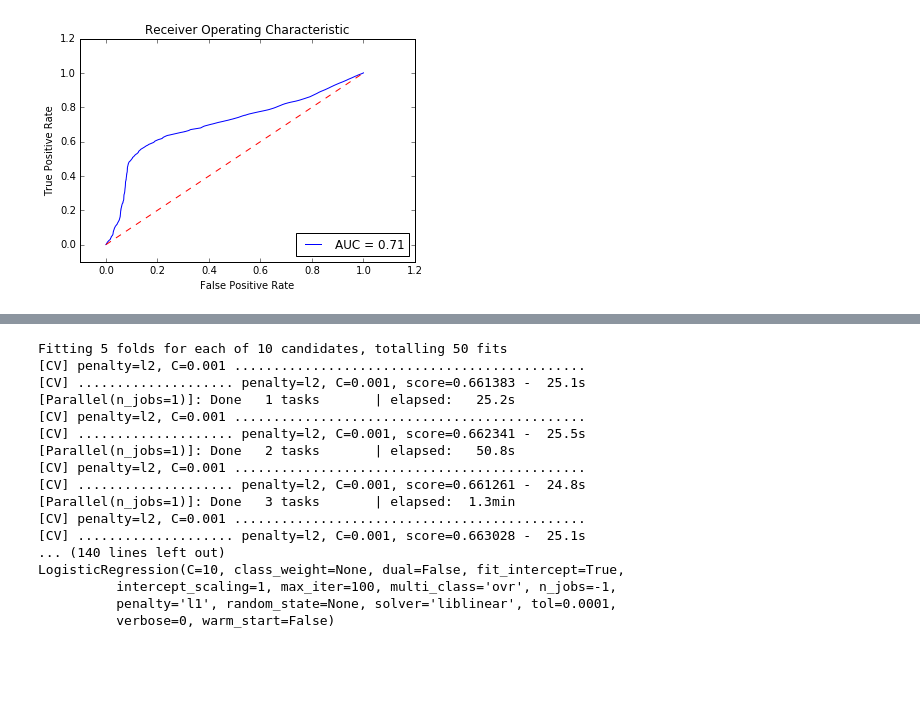
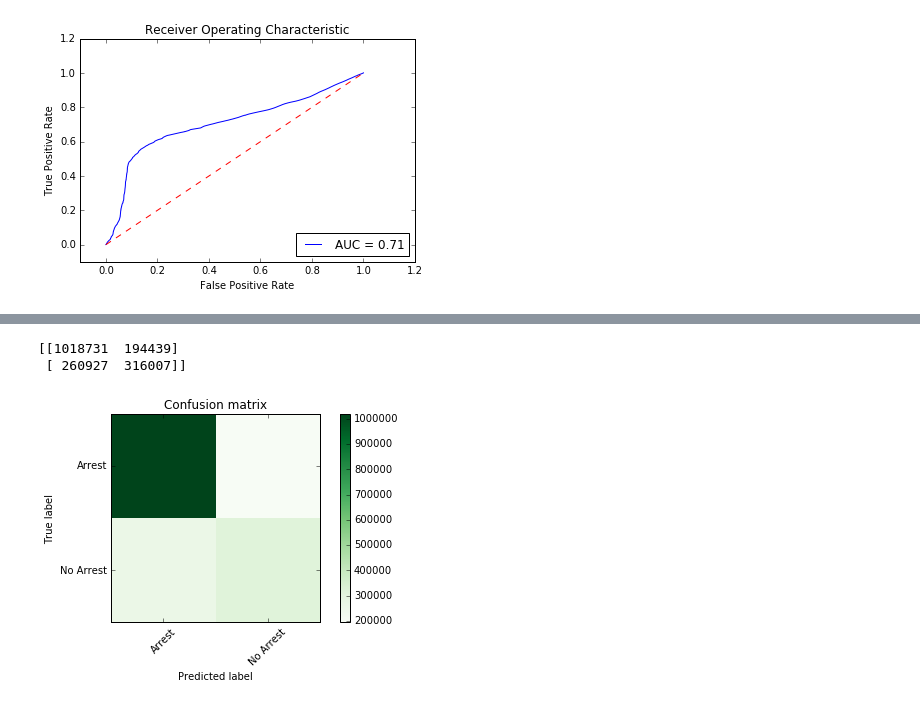
Before and after one commit to crime-analysis/crime_predictions, a Jupyter notebook: Crime Prediction.ipynb, the cells around one changed output, grey strips where cells are left out. Drawn from its saved outputs; the diff is of its cells as text; code cells hidden in the pictures; blank space fills up the shorter version.

```diff
--- a/Crime Prediction.ipynb
+++ b/Crime Prediction.ipynb
@@ -111,0 +169,7 @@ def cm_loss(estimator, X, y):
+# %%
+cm = confusion_matrix(prediction, y_test)
+plot_confusion_matrix(cm, cmap=plt.cm.Greens)
+# %% [output]
+[[1018731  194439]
+ [ 260927  316007]]
+[figure, added]
@@ -112,26 +197,8 @@ def cm_loss(estimator, X, y):
 # %%
-# GridSearchCV for best params
+# Best param LogisticRegression to predict Arrests on the merged crimes+poverty data
 from sklearn.grid_search import GridSearchCV
-logr = LogisticRegression(n_jobs=-1)
+logr = LogisticRegression(n_jobs=-1, class_weight='balanced')
 parameters = {'C':[.001, .01, 1, 5, 10], 'penalty': ['l2', 'l1']}
 clf = GridSearchCV(logr, parameters, scoring=cm_loss, cv=5, verbose=100)
 clf.fit(X_train, y_train)
 print clf.best_estimator_
-# %% [output]
-Fitting 5 folds for each of 10 candidates, totalling 50 fits
-[CV] penalty=l2, C=0.001 .............................................
-[CV] .................... penalty=l2, C=0.001, score=0.661383 -  25.1s
-[Parallel(n_jobs=1)]: Done   1 tasks       | elapsed:   25.2s
-[CV] penalty=l2, C=0.001 .............................................
-[CV] .................... penalty=l2, C=0.001, score=0.662341 -  25.5s
-[Parallel(n_jobs=1)]: Done   2 tasks       | elapsed:   50.8s
-[CV] penalty=l2, C=0.001 .............................................
-[CV] .................... penalty=l2, C=0.001, score=0.661261 -  24.8s
-[Parallel(n_jobs=1)]: Done   3 tasks       | elapsed:  1.3min
-[CV] penalty=l2, C=0.001 .............................................
-[CV] .................... penalty=l2, C=0.001, score=0.663028 -  25.1s
-... (140 lines left out)
-LogisticRegression(C=10, class_weight=None, dual=False, fit_intercept=True,
-          intercept_scaling=1, max_iter=100, multi_class='ovr', n_jobs=-1,
-          penalty='l1', random_state=None, solver='liblinear', tol=0.0001,
-          verbose=0, warm_start=False)
```
Also changed, not shown: parts of 16 cells of this notebook.
